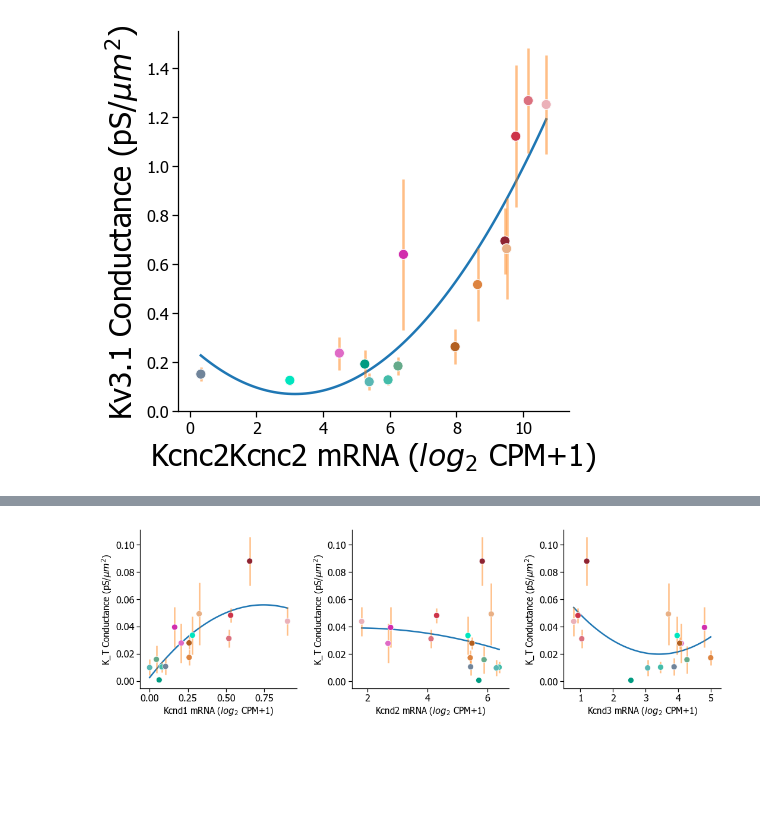
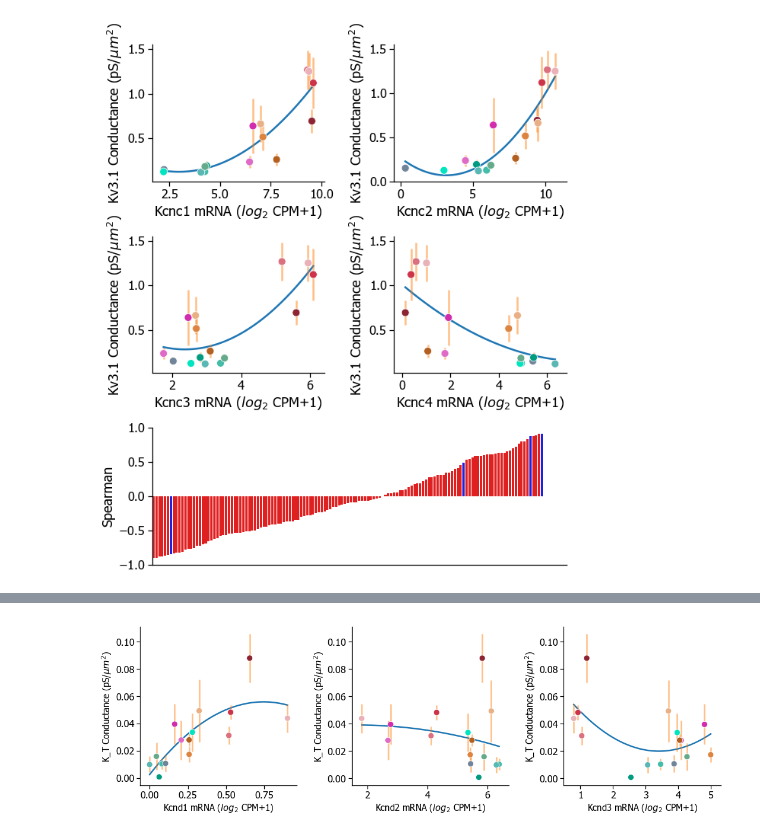
Before and after one commit to allen19981/Conductance_Parameter, a Jupyter notebook: Combining Graphs.ipynb, the cells around one changed output, grey strips where cells are left out. Drawn from its saved outputs; the diff is of its cells as text; code cells hidden in the pictures; blank space fills up the shorter version.

```diff
--- a/Combining Graphs.ipynb
+++ b/Combining Graphs.ipynb
@@ -192,10 +192,10 @@ def graph_conductance_exp(parameter_type, gene_symbol, df, xlabel, ylabel,
     inv_errors = 1/errors
 
     # set up plot parameters
-    plt.figure(figsize=(7, 7))
-    mpl.rcParams['pdf.fonttype'] = 42
-    mpl.rcParams['ps.fonttype'] = 42
-    plt.rcParams['svg.fonttype'] = 'none'
+#     plt.figure(figsize=(7, 7))
+#     mpl.rcParams['pdf.fonttype'] = 42
+#     mpl.rcParams['ps.fonttype'] = 42
+#     plt.rcParams['svg.fonttype'] = 'none'
 
     graph_spec.sort_values(by=[gene_id], inplace = True)
     mini = graph_spec.iloc[0, :][gene_id]
@@ -221,16 +221,16 @@ def graph_conductance_exp(parameter_type, gene_symbol, df, xlabel, ylabel,
         ax.get_legend().remove()
 
 
-    plt.rcParams['font.family'] = 'sans-serif'
-    plt.rcParams['font.sans-serif'] = ['Tahoma']
+#     plt.rcParams['font.family'] = 'sans-serif'
+#     plt.rcParams['font.sans-serif'] = ['Tahoma']
     ax.spines['right'].set_visible(False)
     ax.spines['top'].set_visible(False)
     ax.yaxis.set_ticks_position('left')
     ax.xaxis.set_ticks_position('bottom')
 
-    ax.xaxis.label.set_size(30)
-    ax.yaxis.label.set_size(30)
-    ax.set(xlabel=gene_symbol+xlabel, ylabel=ylabel)
+#     ax.xaxis.label.set_size(12)
+#     ax.yaxis.label.set_size(12)
+    ax.set(xlabel=xlabel, ylabel=ylabel)
 
     if (show_errorbars):
         # Find the x,y coordinates for each point for errorbar plotting
@@ -242,10 +242,31 @@ def graph_conductance_exp(parameter_type, gene_symbol, df, xlabel, ylabel,
                 y_coords.append(y)
 
         ax.errorbar(x_coords, y_coords, yerr=errors, fmt=' ', alpha=.5 ,zorder=2)
-
-    plt.show()
+    return ax
 #     return(plt)
-# %%
-graph_conductance_exp('gbar_Kv3_1', 'Kcnc2', sep_layer_cre_parameter_df, 'Kcnc2 mRNA ($log_2$ CPM+1)', 'Kv3.1 Conductance (pS/$\mu m^2$)', show_legend= False, poly_deg=2)
-# %% [output]
-[figure, removed]
+# %%
+# Initialize the grid with 3 rows and 3 columns
+ncols = 2
+nrows = 3
+fig = plt.figure(figsize = (9, 12))
+
+grid = GridSpec(nrows, ncols,
+                left=0.1, bottom=0.15, right=0.94, top=0.94, wspace=0.4, hspace=0.4)
+
+
+ax1 = fig.add_subplot(grid[0, 0])
+ax1 = graph_conductance_exp('gbar_Kv3_1', 'Kcnc1', sep_layer_cre_parameter_df, 'Kcnc1 mRNA ($log_2$ CPM+1)', 'Kv3.1 Conductance (pS/$\mu m^2$)', show_legend= False, poly_deg=2)
+
+ax2 = fig.add_subplot(grid[0, 1])
+ax2 = graph_conductance_exp('gbar_Kv3_1', 'Kcnc2', sep_layer_cre_parameter_df, 'Kcnc2 mRNA ($log_2$ CPM+1)', 'Kv3.1 Conductance (pS/$\mu m^2$)', show_legend= False, poly_deg=2)
+
+ax3 = fig.add_subplot(grid[1, 0])
+ax3 = graph_conductance_exp('gbar_Kv3_1', 'Kcnc3', sep_layer_cre_parameter_df, 'Kcnc3 mRNA ($log_2$ CPM+1)', 'Kv3.1 Conductance (pS/$\mu m^2$)', show_legend= False, poly_deg=2)
+
+ax4 = fig.add_subplot(grid[1, 1])
+ax4 = graph_conductance_exp('gbar_Kv3_1', 'Kcnc4', sep_layer_cre_parameter_df, 'Kcnc4 mRNA ($log_2$ CPM+1)', 'Kv3.1 Conductance (pS/$\mu m^2$)', show_legend= False, poly_deg=2)
+
+ax5 = fig.add_subplot(grid[2, :])
+ax5 = histo_corr_new('gbar_Kv3_1', sep_spearman_corr_ranks, '{} Conductance \n Spearman Correlation'.format('Kv3.1'),'Spearman')
+# %% [output]
+[figure, added]
```
Also changed, not shown: parts of 16 cells of this notebook.
